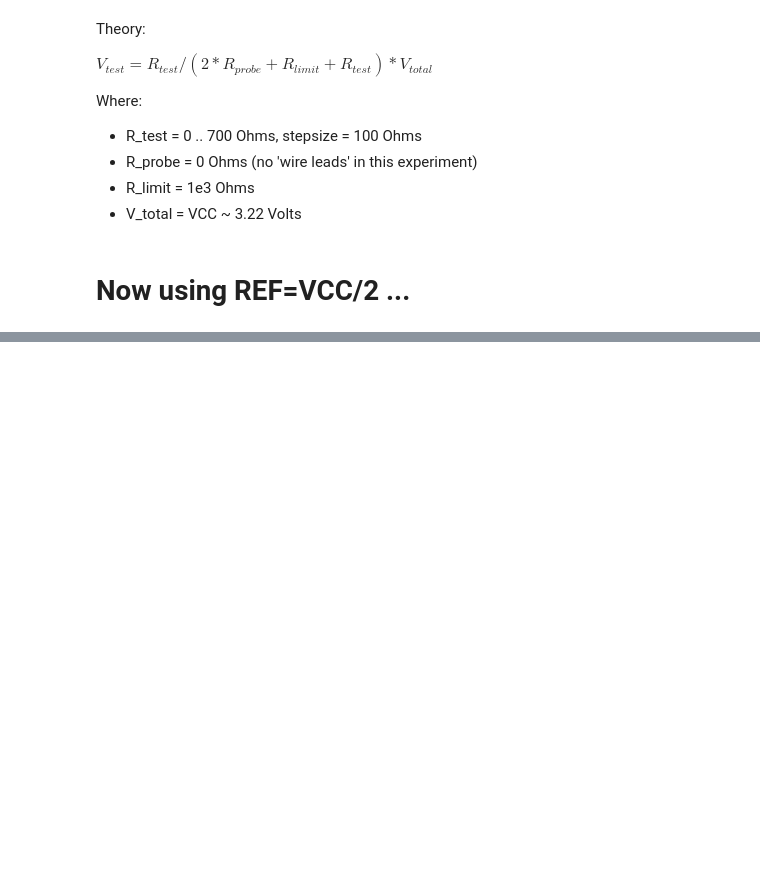
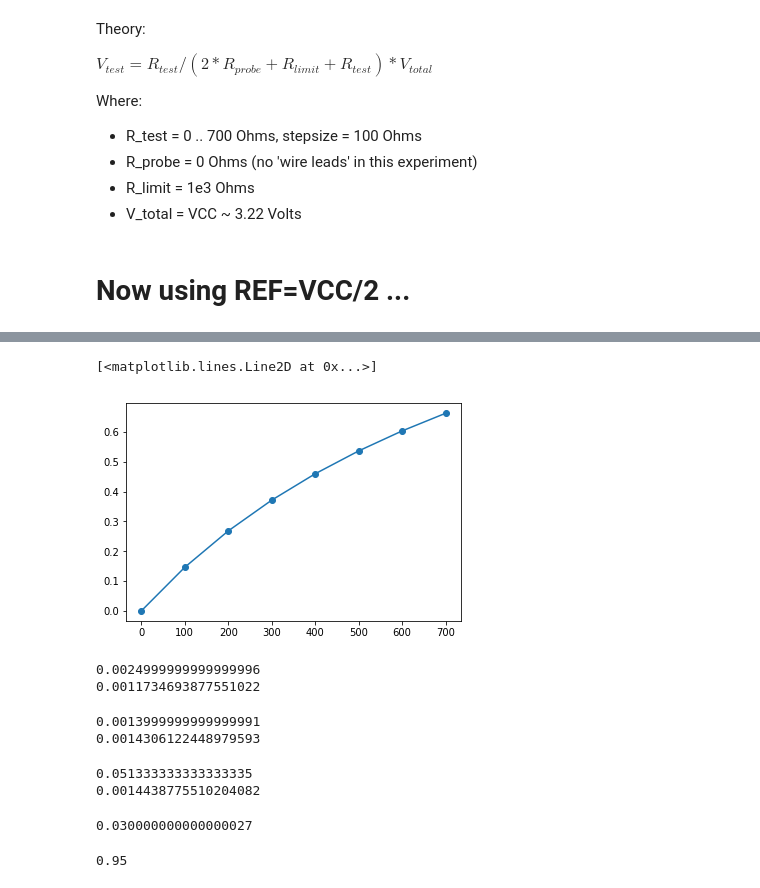
Before and after one commit to edgecollective/four-probe, a Jupyter notebook: analysis/four-probe.ipynb, the cells around one changed output, grey strips where cells are left out. Saved outputs shown, nothing was run; the diff lists cells and outputs as text; code cells hidden in the pictures; blank space fills up the shorter version.

```diff
--- a/analysis/four-probe.ipynb
+++ b/analysis/four-probe.ipynb
@@ -517,0 +528,69 @@ fig.set_size_inches(10,10)
+# %%
+R_test=np.arange(0,800,100) #the test resistor value, in ohms
+R_probe = 0 # the 'wire' resistance
+R_limit = 1e3 # the 'limiting resistor'
+V_total = 3.22 # the total measured voltage diff across the circuit -- equal to VCC/2 in this case
+V_ref = 1.57
+V_23=R_test/(2*R_probe+R_limit+R_test)*V_total/2.
+V_23_observered=V_23+V_ref
+plt.plot(R_test,V_23,'o-',label="theory")
+# %% [output]
+[<matplotlib.lines.Line2D at 0x...>]
+[figure, added]
+# %%
+R_test=400
+In_out= 2.59 #wrt GND
+V_ref = 1.59
+Tran_out= .44 #wrt GND
+R_f = .98e3
+
+I_I=(In_out-V_ref)/R_test
+I_T=(V_ref-Tran_out)/R_f
+
+print(I_I)
+print(I_T)
+# %% [output]
+0.0024999999999999996
+0.0011734693877551022
+# %%
+R_test=100
+In_out= 1.73 #wrt GND
+V_ref = 1.59
+Tran_out= .188 #wrt GND
+R_f = .98e3
+
+I_I=(In_out-V_ref)/R_test
+I_T=(V_ref-Tran_out)/R_f
+
+print(I_I)
+print(I_T)
+# %% [output]
+0.0013999999999999991
+0.0014306122448979593
+# %%
+R_test=30
+In_out= 1.62 #wrt GND
+V_ref = 1.59
+VCC=3.16
+Tran_out= .175 #wrt GND
+R_f = .98e3
+
+I_I=(VCC-In_out)/R_test
+I_T=(V_ref-Tran_out)/R_f
+
+print(I_I)
+print(I_T)
+# %% [output]
+0.051333333333333335
+0.0014438775510204082
+# %%
+V_23=.047
+In_out-V_ref
+# %% [output]
+0.030000000000000027
+# %%
+V_23=.6
+In_out=2.54
+In_out-V_ref
+# %% [output]
+0.95
```
Also changed, not shown: parts of 8 cells of this notebook, 1 other file.
